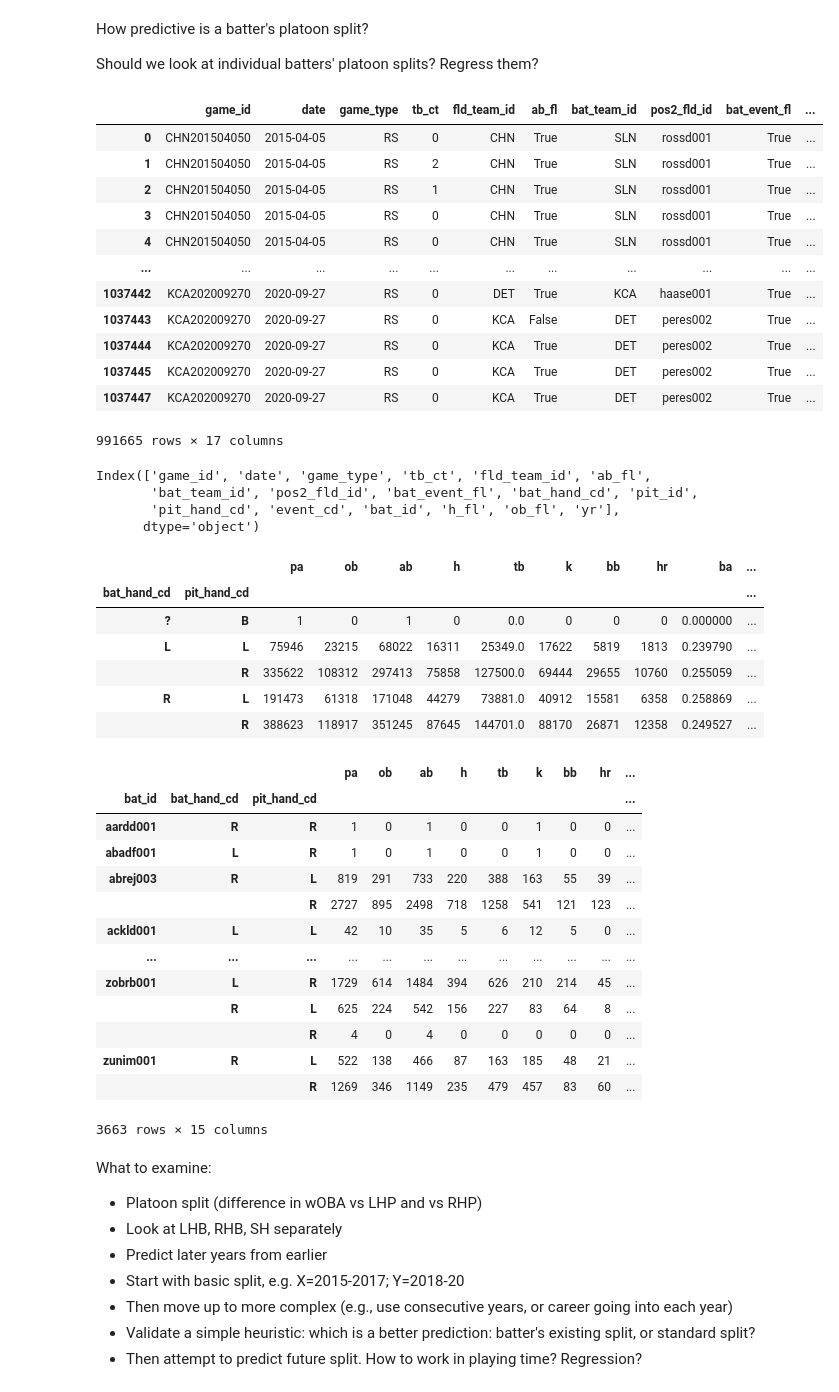
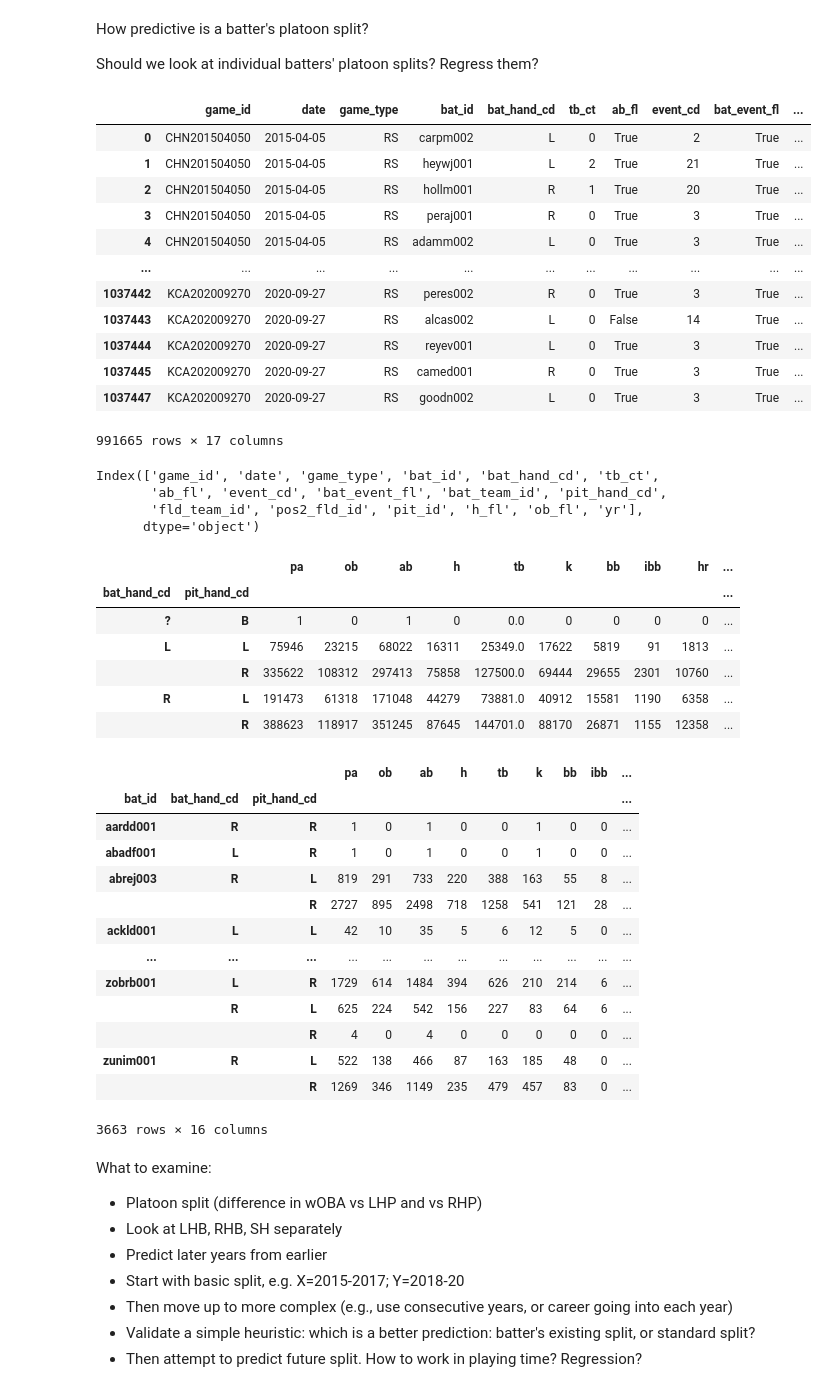
Before and after one commit to sdvinay/baseball_sql, a Jupyter notebook: pandas/platoon_split_consistency.ipynb, the cells around one changed output. Drawn from its saved outputs; the diff is of its cells as text; code cells hidden in the pictures.

```diff
--- a/pandas/platoon_split_consistency.ipynb
+++ b/pandas/platoon_split_consistency.ipynb
@@ -9,56 +9,56 @@ import boxball_loader as bbl
 import baseball_stats_utils as utils
 # %%
 cols = ['bat_team_id', 'fld_team_id', 'bat_id', 'pit_id', 'pos2_fld_id', 'bat_event_fl', 'bat_hand_cd', 'pit_hand_cd', 'event_cd']
-pa = bbl.load_event_data(2015, 2020, cols)
+pa = bbl.load_event_data(bbl.Eras.since(2015), cols)
 pa
 # %% [output]
-|  | game_id | date | game_type | tb_ct | fld_team_id | ab_fl | bat_team_id | pos2_fld_id | bat_event_fl | ... |
-| 0 | CHN201504050 | 2015-04-05 | RS | 0 | CHN | True | SLN | rossd001 | True | ... |
-| 1 | CHN201504050 | 2015-04-05 | RS | 2 | CHN | True | SLN | rossd001 | True | ... |
-| 2 | CHN201504050 | 2015-04-05 | RS | 1 | CHN | True | SLN | rossd001 | True | ... |
-| 3 | CHN201504050 | 2015-04-05 | RS | 0 | CHN | True | SLN | rossd001 | True | ... |
-| 4 | CHN201504050 | 2015-04-05 | RS | 0 | CHN | True | SLN | rossd001 | True | ... |
+|  | game_id | date | game_type | bat_id | bat_hand_cd | tb_ct | ab_fl | event_cd | bat_event_fl | ... |
+| 0 | CHN201504050 | 2015-04-05 | RS | carpm002 | L | 0 | True | 2 | True | ... |
+| 1 | CHN201504050 | 2015-04-05 | RS | heywj001 | L | 2 | True | 21 | True | ... |
+| 2 | CHN201504050 | 2015-04-05 | RS | hollm001 | R | 1 | True | 20 | True | ... |
+| 3 | CHN201504050 | 2015-04-05 | RS | peraj001 | R | 0 | True | 3 | True | ... |
+| 4 | CHN201504050 | 2015-04-05 | RS | adamm002 | L | 0 | True | 3 | True | ... |
 | ... | ... | ... | ... | ... | ... | ... | ... | ... | ... | ... |
-| 1037442 | KCA202009270 | 2020-09-27 | RS | 0 | DET | True | KCA | haase001 | True | ... |
-| 1037443 | KCA202009270 | 2020-09-27 | RS | 0 | KCA | False | DET | peres002 | True | ... |
-| 1037444 | KCA202009270 | 2020-09-27 | RS | 0 | KCA | True | DET | peres002 | True | ... |
-| 1037445 | KCA202009270 | 2020-09-27 | RS | 0 | KCA | True | DET | peres002 | True | ... |
-| 1037447 | KCA202009270 | 2020-09-27 | RS | 0 | KCA | True | DET | peres002 | True | ... |
+| 1037442 | KCA202009270 | 2020-09-27 | RS | peres002 | R | 0 | True | 3 | True | ... |
+| 1037443 | KCA202009270 | 2020-09-27 | RS | alcas002 | L | 0 | False | 14 | True | ... |
+| 1037444 | KCA202009270 | 2020-09-27 | RS | reyev001 | L | 0 | True | 3 | True | ... |
+| 1037445 | KCA202009270 | 2020-09-27 | RS | camed001 | R | 0 | True | 3 | True | ... |
+| 1037447 | KCA202009270 | 2020-09-27 | RS | goodn002 | L | 0 | True | 3 | True | ... |
 991665 rows × 17 columns
 # %%
 pa.columns
 # %% [output]
-Index(['game_id', 'date', 'game_type', 'tb_ct', 'fld_team_id', 'ab_fl',
-       'bat_team_id', 'pos2_fld_id', 'bat_event_fl', 'bat_hand_cd', 'pit_id',
-       'pit_hand_cd', 'event_cd', 'bat_id', 'h_fl', 'ob_fl', 'yr'],
+Index(['game_id', 'date', 'game_type', 'bat_id', 'bat_hand_cd', 'tb_ct',
+       'ab_fl', 'event_cd', 'bat_event_fl', 'bat_team_id', 'pit_hand_cd',
+       'fld_team_id', 'pos2_fld_id', 'pit_id', 'h_fl', 'ob_fl', 'yr'],
       dtype='object')
 # %%
 utils.summarize_events(pa, ['bat_hand_cd', 'pit_hand_cd'])
 # %% [output]
-|  |  | pa | ob | ab | h | tb | k | bb | hr | ba | ... |
+|  |  | pa | ob | ab | h | tb | k | bb | ibb | hr | ... |
 | bat_hand_cd | pit_hand_cd |  |  |  |  |  |  |  |  |  | ... |
-| ? | B | 1 | 0 | 1 | 0 | 0.0 | 0 | 0 | 0 | 0.000000 | ... |
-| L | L | 75946 | 23215 | 68022 | 16311 | 25349.0 | 17622 | 5819 | 1813 | 0.239790 | ... |
-|  | R | 335622 | 108312 | 297413 | 75858 | 127500.0 | 69444 | 29655 | 10760 | 0.255059 | ... |
-| R | L | 191473 | 61318 | 171048 | 44279 | 73881.0 | 40912 | 15581 | 6358 | 0.258869 | ... |
-|  | R | 388623 | 118917 | 351245 | 87645 | 144701.0 | 88170 | 26871 | 12358 | 0.249527 | ... |
+| ? | B | 1 | 0 | 1 | 0 | 0.0 | 0 | 0 | 0 | 0 | ... |
+| L | L | 75946 | 23215 | 68022 | 16311 | 25349.0 | 17622 | 5819 | 91 | 1813 | ... |
+|  | R | 335622 | 108312 | 297413 | 75858 | 127500.0 | 69444 | 29655 | 2301 | 10760 | ... |
+| R | L | 191473 | 61318 | 171048 | 44279 | 73881.0 | 40912 | 15581 | 1190 | 6358 | ... |
+|  | R | 388623 | 118917 | 351245 | 87645 | 144701.0 | 88170 | 26871 | 1155 | 12358 | ... |
 # %%
 utils.summarize_events(pa, ['bat_id', 'bat_hand_cd', 'pit_hand_cd'])
 # %% [output]
-|  |  |  | pa | ob | ab | h | tb | k | bb | hr | ... |
+|  |  |  | pa | ob | ab | h | tb | k | bb | ibb | ... |
 | bat_id | bat_hand_cd | pit_hand_cd |  |  |  |  |  |  |  |  | ... |
 | aardd001 | R | R | 1 | 0 | 1 | 0 | 0 | 1 | 0 | 0 | ... |
 | abadf001 | L | R | 1 | 0 | 1 | 0 | 0 | 1 | 0 | 0 | ... |
-| abrej003 | R | L | 819 | 291 | 733 | 220 | 388 | 163 | 55 | 39 | ... |
-|  |  | R | 2727 | 895 | 2498 | 718 | 1258 | 541 | 121 | 123 | ... |
+| abrej003 | R | L | 819 | 291 | 733 | 220 | 388 | 163 | 55 | 8 | ... |
+|  |  | R | 2727 | 895 | 2498 | 718 | 1258 | 541 | 121 | 28 | ... |
 | ackld001 | L | L | 42 | 10 | 35 | 5 | 6 | 12 | 5 | 0 | ... |
 | ... | ... | ... | ... | ... | ... | ... | ... | ... | ... | ... | ... |
-| zobrb001 | L | R | 1729 | 614 | 1484 | 394 | 626 | 210 | 214 | 45 | ... |
-|  | R | L | 625 | 224 | 542 | 156 | 227 | 83 | 64 | 8 | ... |
+| zobrb001 | L | R | 1729 | 614 | 1484 | 394 | 626 | 210 | 214 | 6 | ... |
+|  | R | L | 625 | 224 | 542 | 156 | 227 | 83 | 64 | 6 | ... |
 |  |  | R | 4 | 0 | 4 | 0 | 0 | 0 | 0 | 0 | ... |
-| zunim001 | R | L | 522 | 138 | 466 | 87 | 163 | 185 | 48 | 21 | ... |
-|  |  | R | 1269 | 346 | 1149 | 235 | 479 | 457 | 83 | 60 | ... |
+| zunim001 | R | L | 522 | 138 | 466 | 87 | 163 | 185 | 48 | 0 | ... |
+|  |  | R | 1269 | 346 | 1149 | 235 | 479 | 457 | 83 | 0 | ... |
-3663 rows × 15 columns
+3663 rows × 16 columns
 # %% [markdown]
 What to examine:
 * Platoon split (difference in wOBA vs LHP and vs RHP)
```
Also changed, not shown: parts of 12 cells of this notebook, 7 other files.
